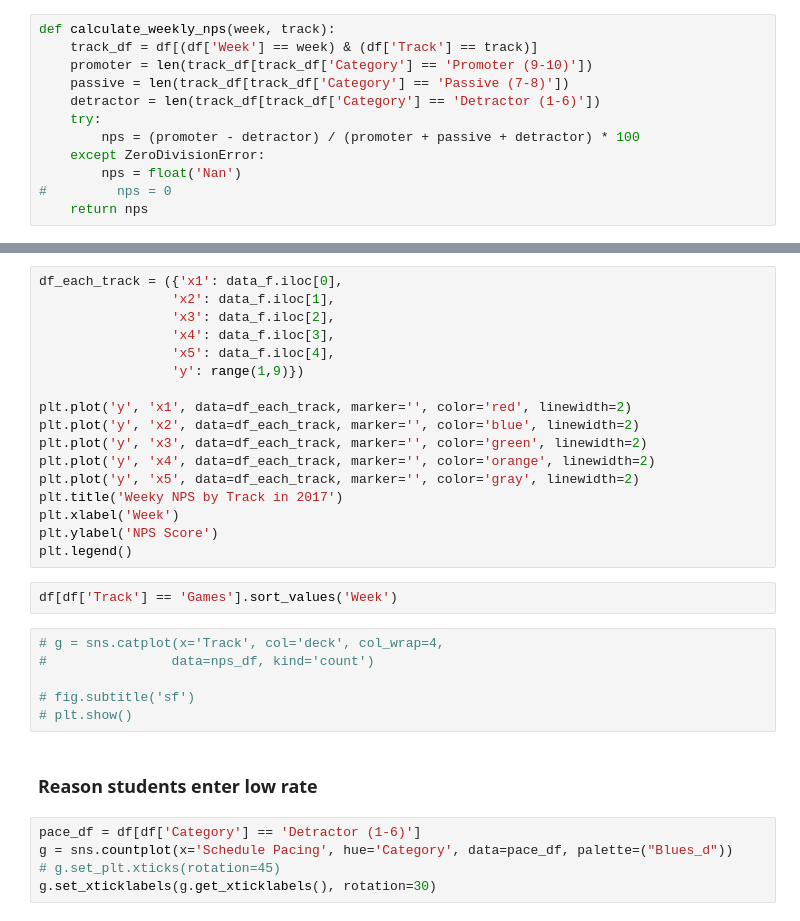
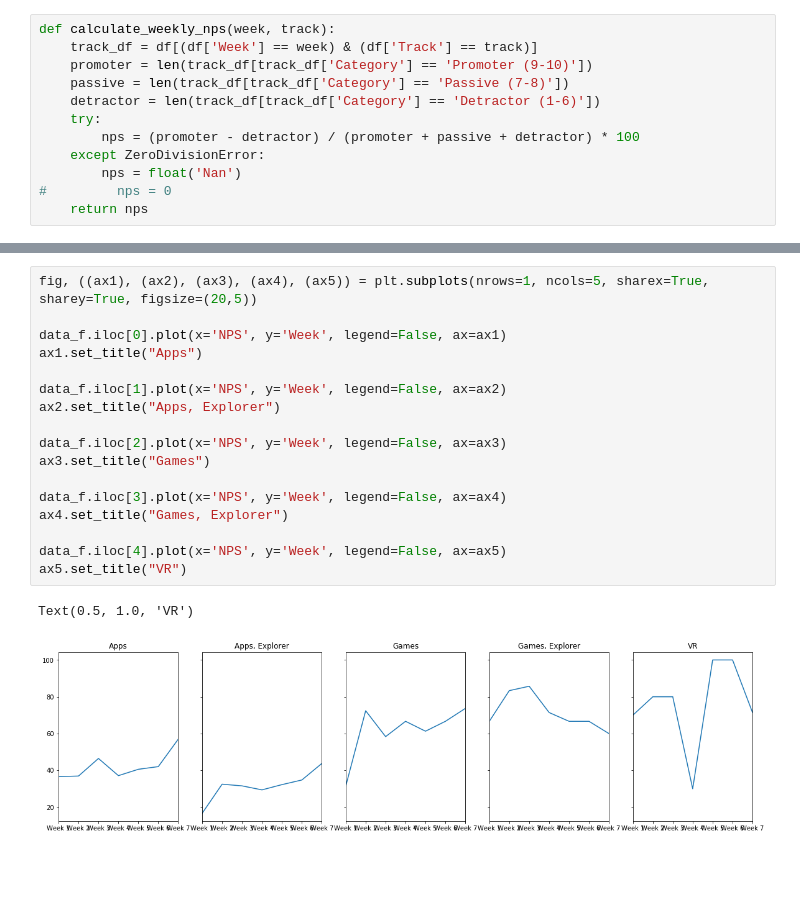
Before and after one commit to uyennguyen16900/academy_feedback_nps_data, a Jupyter notebook: Feedback_Surveys_FINAL/NPS_Data.ipynb, the cells around one changed output, grey strips where cells are left out. Saved outputs shown, nothing was run; the diff lists cells and outputs as text; blank space fills up the shorter version.

```diff
--- a/Feedback_Surveys_FINAL/NPS_Data.ipynb
+++ b/Feedback_Surveys_FINAL/NPS_Data.ipynb
@@ -172,32 +173,20 @@ data_f.round(2)
-# %%
-df_each_track = ({'x1': data_f.iloc[0],
-                 'x2': data_f.iloc[1],
-                 'x3': data_f.iloc[2],
-                 'x4': data_f.iloc[3],
-                 'x5': data_f.iloc[4],
-                 'y': range(1,9)})
-
-plt.plot('y', 'x1', data=df_each_track, marker='', color='red', linewidth=2)
-plt.plot('y', 'x2', data=df_each_track, marker='', color='blue', linewidth=2)
-plt.plot('y', 'x3', data=df_each_track, marker='', color='green', linewidth=2)
-plt.plot('y', 'x4', data=df_each_track, marker='', color='orange', linewidth=2)
-plt.plot('y', 'x5', data=df_each_track, marker='', color='gray', linewidth=2)
-plt.title('Weeky NPS by Track in 2017')
-plt.xlabel('Week')
-plt.ylabel('NPS Score')
-plt.legend()
-# %%
-df[df['Track'] == 'Games'].sort_values('Week')
-# %%
-# g = sns.catplot(x='Track', col='deck', col_wrap=4,
-#                data=nps_df, kind='count')
-
-# fig.subtitle('sf')
-# plt.show()
-# %% [markdown]
-### Reason students enter low rate
-# %%
-pace_df = df[df['Category'] == 'Detractor (1-6)']
-g = sns.countplot(x='Schedule Pacing', hue='Category', data=pace_df, palette=("Blues_d"))
-# g.set_plt.xticks(rotation=45)
-g.set_xticklabels(g.get_xticklabels(), rotation=30)
+# %%
+fig, ((ax1), (ax2), (ax3), (ax4), (ax5)) = plt.subplots(nrows=1, ncols=5, sharex=True, sharey=True, figsize=(20,5))
+
+data_f.iloc[0].plot(x='NPS', y='Week', legend=False, ax=ax1)
+ax1.set_title("Apps")
+
+data_f.iloc[1].plot(x='NPS', y='Week', legend=False, ax=ax2)
+ax2.set_title("Apps, Explorer")
+
+data_f.iloc[2].plot(x='NPS', y='Week', legend=False, ax=ax3)
+ax3.set_title("Games")
+
+data_f.iloc[3].plot(x='NPS', y='Week', legend=False, ax=ax4)
+ax4.set_title("Games, Explorer")
+
+data_f.iloc[4].plot(x='NPS', y='Week', legend=False, ax=ax5)
+ax5.set_title("VR")
+# %% [output]
+Text(0.5, 1.0, 'VR')
+[figure, added]
```
Also changed, not shown: parts of 46 cells of this notebook, 1 other file.
